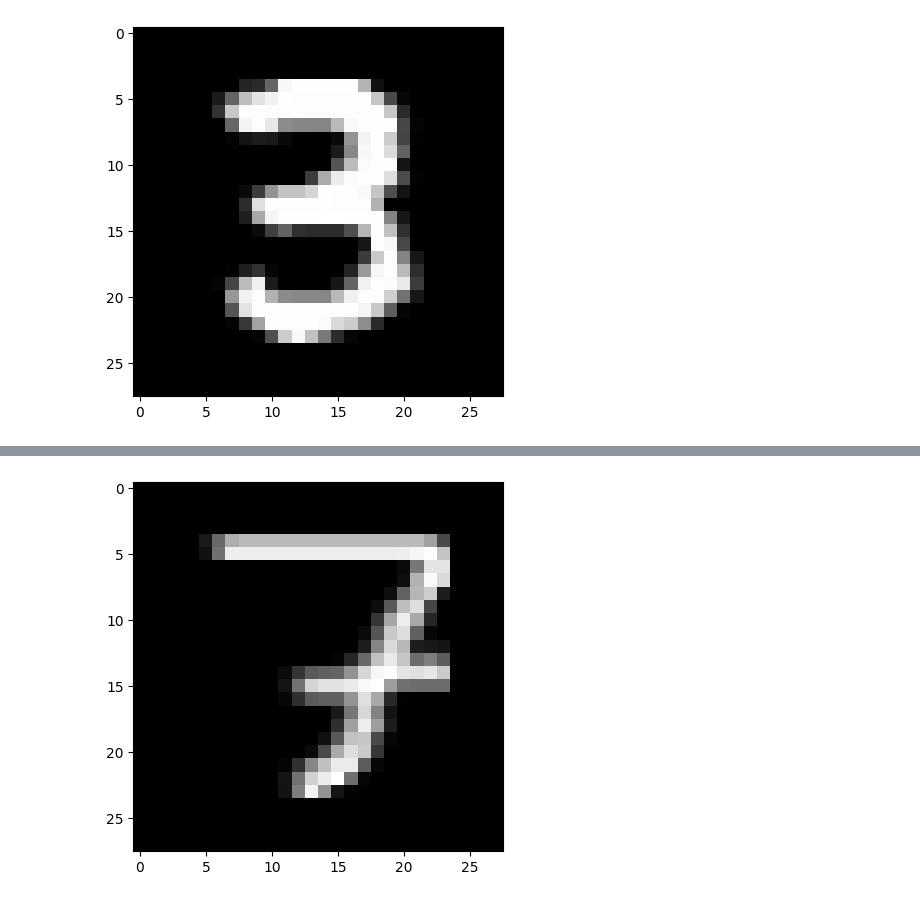
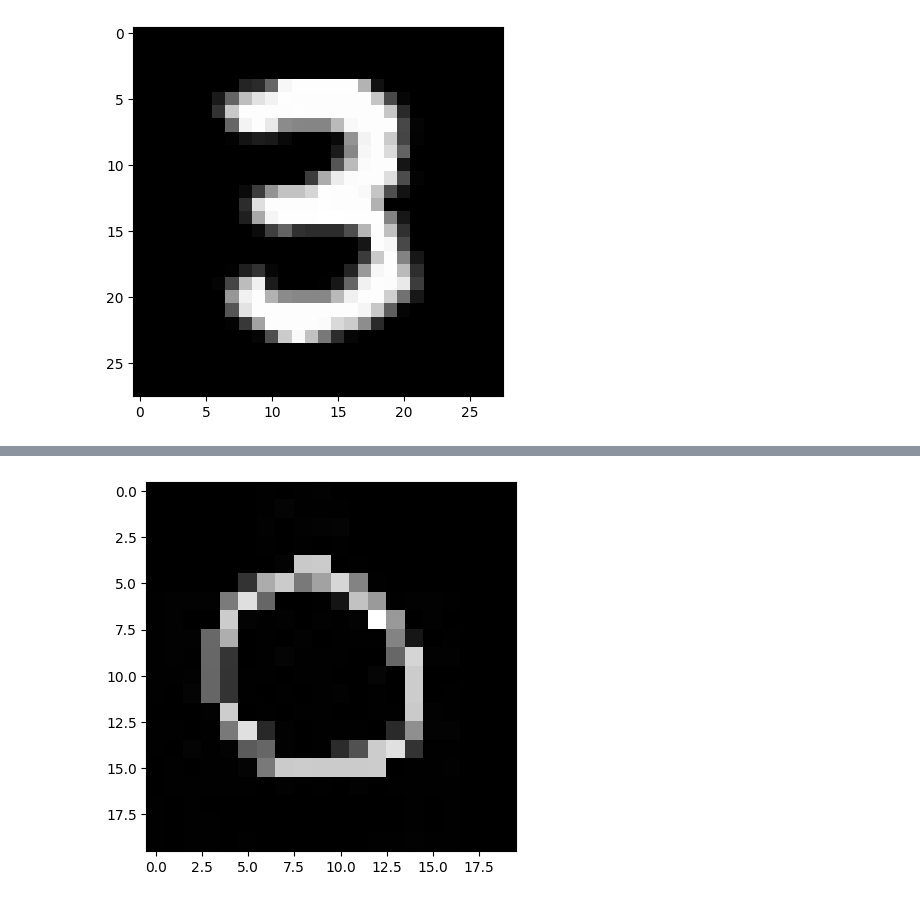
Before and after one commit to engelvinter/mnist, a Jupyter notebook: mnist_digits.ipynb, the cells around one changed output, grey strips where cells are left out. Drawn from its saved outputs; the diff is of its cells as text; code cells hidden in the pictures.

```diff
--- a/mnist_digits.ipynb
+++ b/mnist_digits.ipynb
@@ -96,6 +107,11 @@ plot(omg)
 6
 [figure]
-# %%
-plot(images[6])
-# %% [output]
-[figure, removed]
+# %%
+path = r'/home/frepa/Src/mnist/ImageForNumberRecognitions28x28'
+pimages = read_image_files(path)
+iimages = invert(pimages)
+plot(iimages[0])
+§ = reshape_20x20(iimages[0])
+plot(s)
+# %% [output]
+[figure, added]
```
Also changed, not shown: parts of 11 cells of this notebook, 3 other files.
